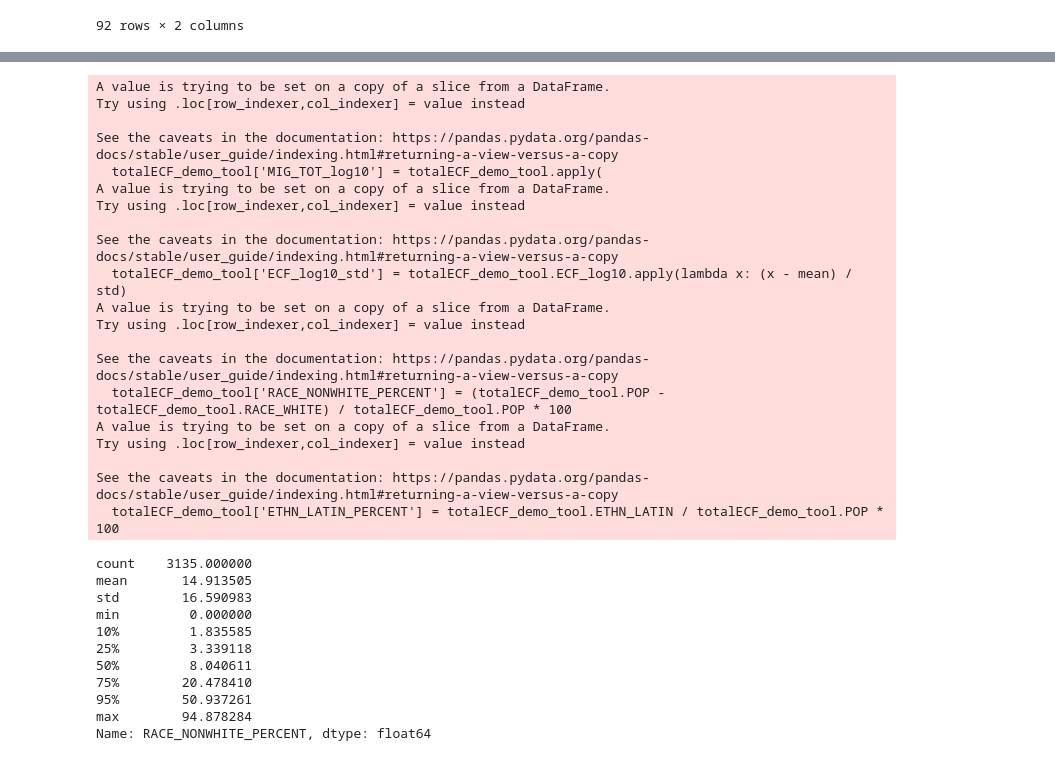
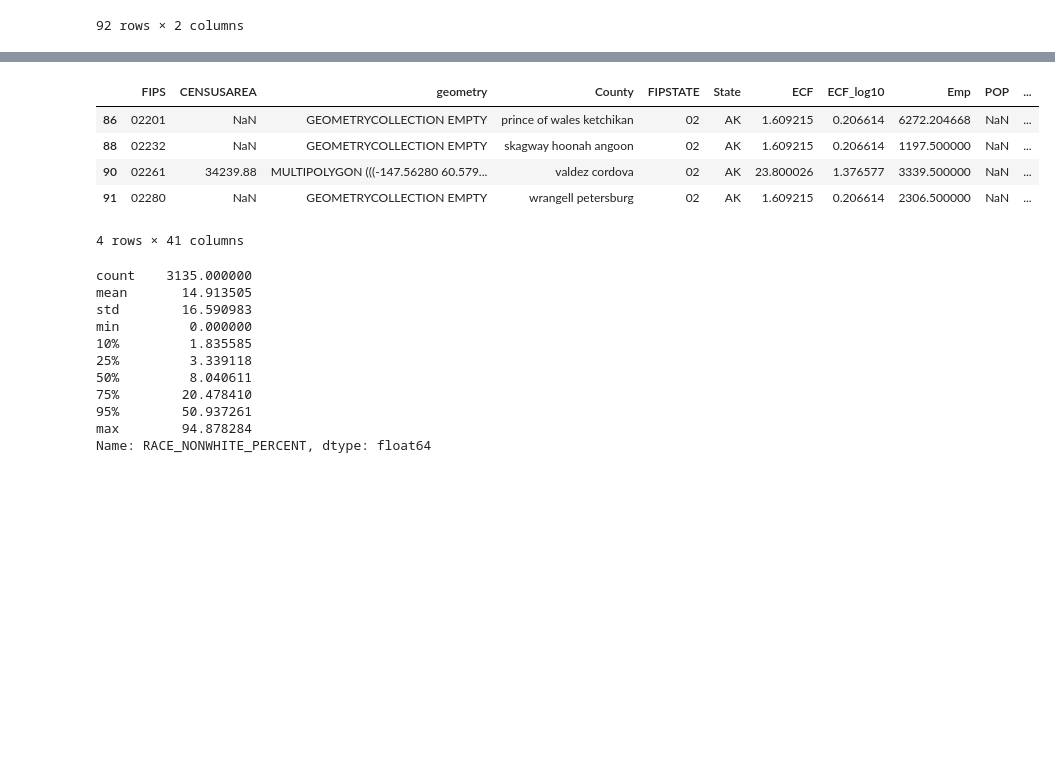
Before and after one commit to kailingraham/ecf-vis-tool, a Jupyter notebook: my-app/static/2023-07-05_ecf-vis-tool_dataprep.ipynb, the cells around one changed output, grey strips where cells are left out. Saved outputs shown, nothing was run; the diff lists cells and outputs as text; code cells hidden in the pictures; blank space fills up the shorter version.

```diff
--- a/my-app/static/2023-07-05_ecf-vis-tool_dataprep.ipynb
+++ b/my-app/static/2023-07-05_ecf-vis-tool_dataprep.ipynb
@@ -90,59 +214,12 @@ totalECF_demo_tool
-# %%
-# Filter out necessary columns for mapping dataframe
-from shapely.geometry.collection import GeometryCollection
-totalECF_demo_tool = totalECF_demo[
-    ['FIPS', 'County', 'FIPSTATE', 'State',
-     'ECF', 'ECF_log10',
-     'Emp', 'POP', 'POP_log10', 'MIG_TOT', 'MIG_TOT_log10',
-     'MIG_PERCENT', 'UNEMP_RATE', 'POV_RATE', 'INC_IND_TOT',
-     'ED_PERCENT_TERTIARY', 'pop_per_sqmi', 'pop_per_sqmi_log10',
-     'county_preferred_party', 'RUCC_2013',
-     'county_percent_D', 'county_percent_R', 'ETHN_LATIN',
-     'RACE_WHITE',
-     'RACE_PERCENT_MINORITY',
-     'RACE_PERCENT_MINORITY_log10', 'ira', 'ira_ffe', 'ira_coal'
-     ]
-]
-totalECF_demo_tool['MIG_TOT_log10'] = totalECF_demo_tool.apply(
-    lambda x: 0 if x.MIG_TOT_log10 == -np.infty else x.MIG_TOT_log10, axis=1)
-mean, std = totalECF_demo_tool.ECF_log10.mean(), totalECF_demo_tool.ECF_log10.std()
-totalECF_demo_tool['ECF_log10_std'] = totalECF_demo_tool.ECF_log10.apply(lambda x: (x - mean) / std)
-
-totalECF_demo_tool['RACE_NONWHITE_PERCENT'] = (totalECF_demo_tool.POP - totalECF_demo_tool.RACE_WHITE) / totalECF_demo_tool.POP * 100
-totalECF_demo_tool['ETHN_LATIN_PERCENT'] = totalECF_demo_tool.ETHN_LATIN / totalECF_demo_tool.POP * 100
-
-# Create geodataframe with totalECF_demo data and county geometries
-totalECF_demo_tool = counties_gdf.rename(
-    columns={'id': 'FIPS'}
-)[['FIPS', 'CENSUSAREA', 'geometry']].merge(totalECF_demo_tool, how='right', on='FIPS')
-
-# Deal with empty geometry fields
-totalECF_demo_tool['geometry'] = totalECF_demo_tool.geometry.apply(lambda x: x if x else GeometryCollection())
-
-# Save to geojson
-totalECF_demo_tool.to_file('totalECF_demo_tool.geojson', driver='GeoJSON')
-totalECF_demo_tool.to_file('totalECF_demo_tool.json')
-# %% [output]
-A value is trying to be set on a copy of a slice from a DataFrame.
-Try using .loc[row_indexer,col_indexer] = value instead
-
-See the caveats in the documentation: https://pandas.pydata.org/pandas-docs/stable/user_guide/indexing.html#returning-a-view-versus-a-copy
-  totalECF_demo_tool['MIG_TOT_log10'] = totalECF_demo_tool.apply(
-A value is trying to be set on a copy of a slice from a DataFrame.
-Try using .loc[row_indexer,col_indexer] = value instead
-
-See the caveats in the documentation: https://pandas.pydata.org/pandas-docs/stable/user_guide/indexing.html#returning-a-view-versus-a-copy
-  totalECF_demo_tool['ECF_log10_std'] = totalECF_demo_tool.ECF_log10.apply(lambda x: (x - mean) / std)
-A value is trying to be set on a copy of a slice from a DataFrame.
-Try using .loc[row_indexer,col_indexer] = value instead
-
-See the caveats in the documentation: https://pandas.pydata.org/pandas-docs/stable/user_guide/indexing.html#returning-a-view-versus-a-copy
-  totalECF_demo_tool['RACE_NONWHITE_PERCENT'] = (totalECF_demo_tool.POP - totalECF_demo_tool.RACE_WHITE) / totalECF_demo_tool.POP * 100
-A value is trying to be set on a copy of a slice from a DataFrame.
-Try using .loc[row_indexer,col_indexer] = value instead
-
-See the caveats in the documentation: https://pandas.pydata.org/pandas-docs/stable/user_guide/indexing.html#returning-a-view-versus-a-copy
-  totalECF_demo_tool['ETHN_LATIN_PERCENT'] = totalECF_demo_tool.ETHN_LATIN / totalECF_demo_tool.POP * 100
+# %%
+totalECF_demo_tool[totalECF_demo_tool.top_race.isna()]
+# %% [output]
+|  | FIPS | CENSUSAREA | geometry | County | FIPSTATE | State | ECF | ECF_log10 | Emp | POP | ... |
+| 86 | 02201 | NaN | GEOMETRYCOLLECTION EMPTY | prince of wales ketchikan | 02 | AK | 1.609215 | 0.206614 | 6272.204668 | NaN | ... |
+| 88 | 02232 | NaN | GEOMETRYCOLLECTION EMPTY | skagway hoonah angoon | 02 | AK | 1.609215 | 0.206614 | 1197.500000 | NaN | ... |
+| 90 | 02261 | 34239.88 | MULTIPOLYGON (((-147.56280 60.579... | valdez cordova | 02 | AK | 23.800026 | 1.376577 | 3339.500000 | NaN | ... |
+| 91 | 02280 | NaN | GEOMETRYCOLLECTION EMPTY | wrangell petersburg | 02 | AK | 1.609215 | 0.206614 | 2306.500000 | NaN | ... |
+4 rows × 41 columns
 # %%
 totalECF_demo_tool.RACE_NONWHITE_PERCENT.describe(percentiles=[0.1,0.25,0.5,0.75,0.95])
 # %% [output]
```
Also changed, not shown: parts of 4 cells of this notebook, 3 other files.
